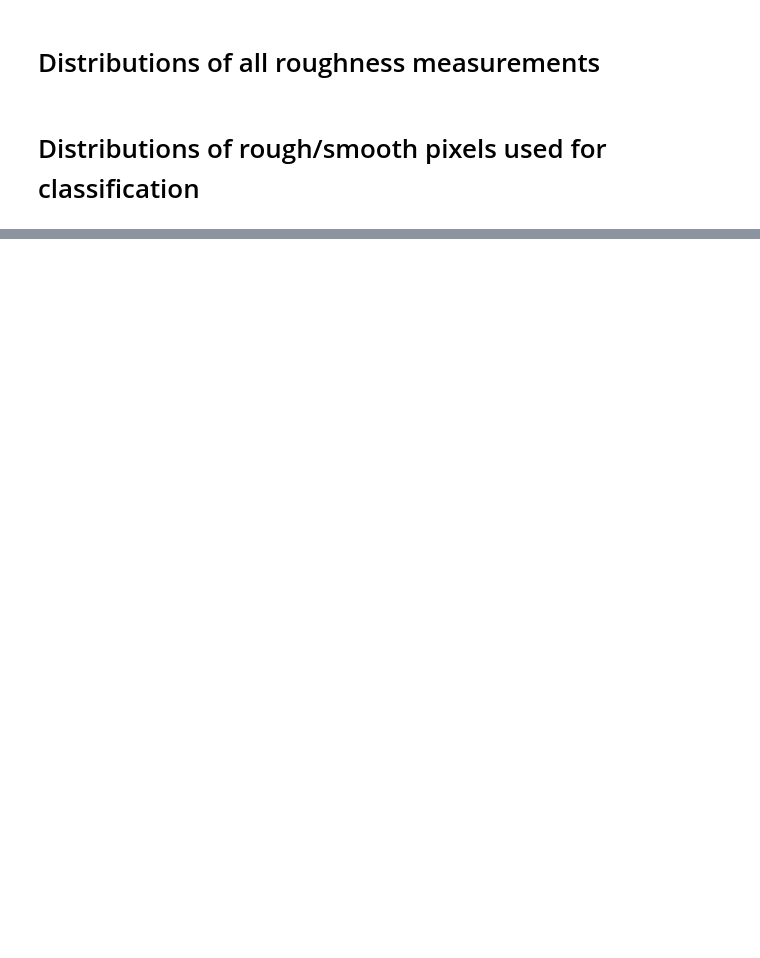
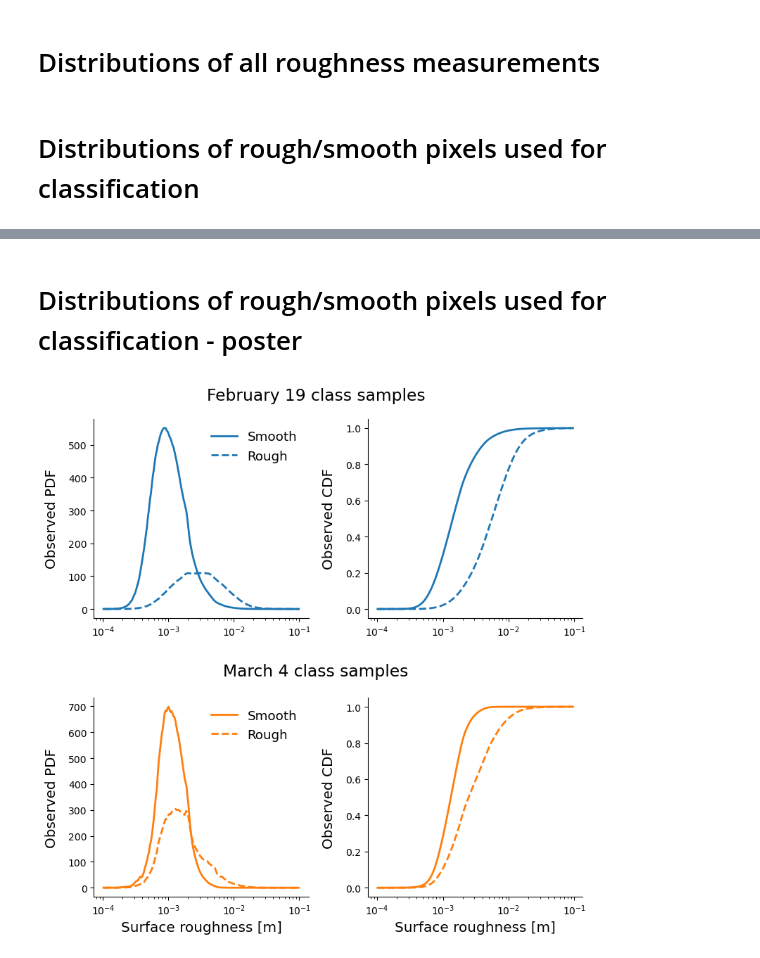
Before and after one commit to rpalomaki/iceroughness_RF, a Jupyter notebook: figures.ipynb, the cells around one changed output, grey strips where cells are left out. Drawn from its saved outputs; the diff is of its cells as text; code cells hidden in the pictures; blank space fills up the shorter version.

```diff
--- a/figures.ipynb
+++ b/figures.ipynb
@@ -907,0 +1227,49 @@ fig.savefig('output/figures/distributions/class_densities.pdf', dpi=600)
+# %% [markdown]
+# Distributions of rough/smooth pixels used for classification - poster
+# %%
+cycle = plt.rcParams['axes.prop_cycle'].by_key()['color']
+font_scale = 1.2
+# fig, ax = plt.subplots(2, 2, figsize=(6.5,6.5)) # paper size
+fig, ax = plt.subplots(2, 2, figsize=(8,8)) # poster size
+
+bins_center = (bins[1:] + bins[:-1])/2
+ax[0,0].plot(bins_center, smooth_0218/smooth_0218.sum()/np.diff(bins), color=cycle[0], lw=2, label='Smooth')
+ax[0,0].plot(bins_center, rough_0218/rough_0218.sum()/np.diff(bins), color=cycle[0], ls='--', lw=2, label='Rough')
+ax[0,0].set_ylabel('Observed PDF', fontsize=12*font_scale, labelpad=10)
+ax[0,0].legend(frameon=False, fontsize=11*font_scale)
+#ax[0,0].set_title('February 19 samples')#, x=1.5)
+
+ct_0218_s = cumulative_trapezoid(smooth_0218/smooth_0218.sum()/np.diff(bins), x=bins_center)
+ct_0218_r = cumulative_trapezoid(rough_0218/rough_0218.sum()/np.diff(bins), x=bins_center)
+ax[0,1].plot(bins_center[:-1], ct_0218_s, color=cycle[0], lw=2, label='Smooth')
+ax[0,1].plot(bins_center[:-1], ct_0218_r, color=cycle[0], ls='--', lw=2, label='Rough')
+ax[0,1].set_ylabel('Observed CDF', fontsize=12*font_scale, labelpad=10)
+
+
+ax[1,0].plot(bins_center, smooth_0302/smooth_0302.sum()/np.diff(bins), color=cycle[1], lw=2, label='Smooth')
+ax[1,0].plot(bins_center, rough_0302/rough_0302.sum()/np.diff(bins), color=cycle[1], ls='--', lw=2, label='Rough')
+ax[1,0].set_ylabel('Observed PDF', fontsize=12*font_scale, labelpad=10)
+ax[1,0].set_xlabel('Surface roughness [m]', fontsize=12*font_scale)
+ax[1,0].legend(frameon=False, fontsize=11*font_scale)
+
+ct_0302_s = cumulative_trapezoid(smooth_0302/smooth_0302.sum()/np.diff(bins), x=bins_center)
+ct_0302_r = cumulative_trapezoid(rough_0302/rough_0302.sum()/np.diff(bins), x=bins_center)
+ax[1,1].plot(bins_center[:-1], ct_0302_s, color=cycle[1], lw=2, label='Smooth')
+ax[1,1].plot(bins_center[:-1], ct_0302_r, color=cycle[1], ls='--', lw=2, label='Rough')
+ax[1,1].set_ylabel('Observed CDF', fontsize=12*font_scale, labelpad=10)
+ax[1,1].set_xlabel('Surface roughness [m]', fontsize=12*font_scale)
+
+for axx in ax.flatten():
+    axx.set_xscale('log')
+    # axx.legend(frameon=False, fontsize=11)
+    axx.spines['top'].set_visible(False)
+    axx.spines['right'].set_visible(False)
+
+plt.suptitle('February 19 class samples', fontsize=14*font_scale, y=0.99)
+plt.tight_layout()
+plt.subplots_adjust(hspace=0.4)
+plt.figtext(0.5, 0.485, 'March 4 class samples', ha='center', va='center', fontsize=14*font_scale)
+
+fig.savefig('output/figures/distributions/class_densities_poster.png', dpi=600, transparent=True)
+# %% [output]
+[figure, added]
```
Also changed, not shown: parts of 11 cells of this notebook, 14 other files.
